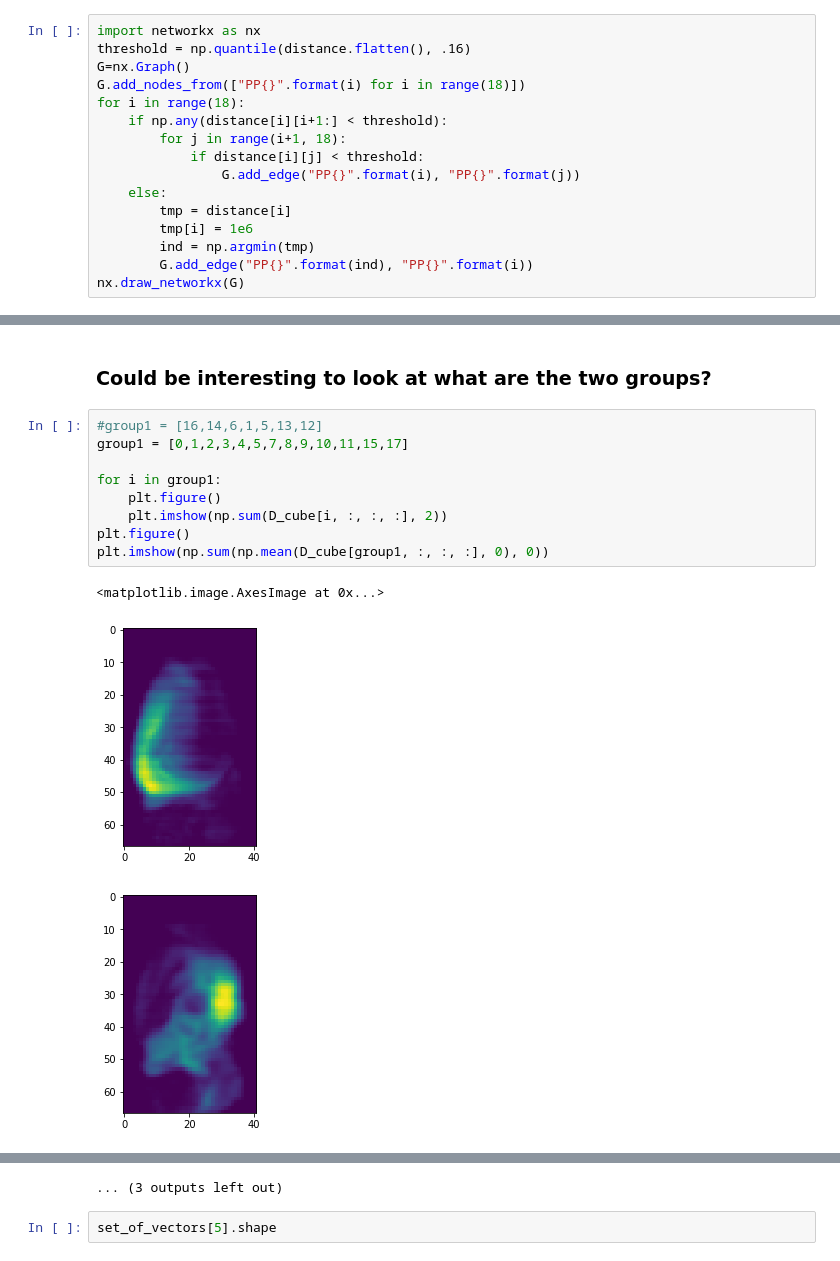
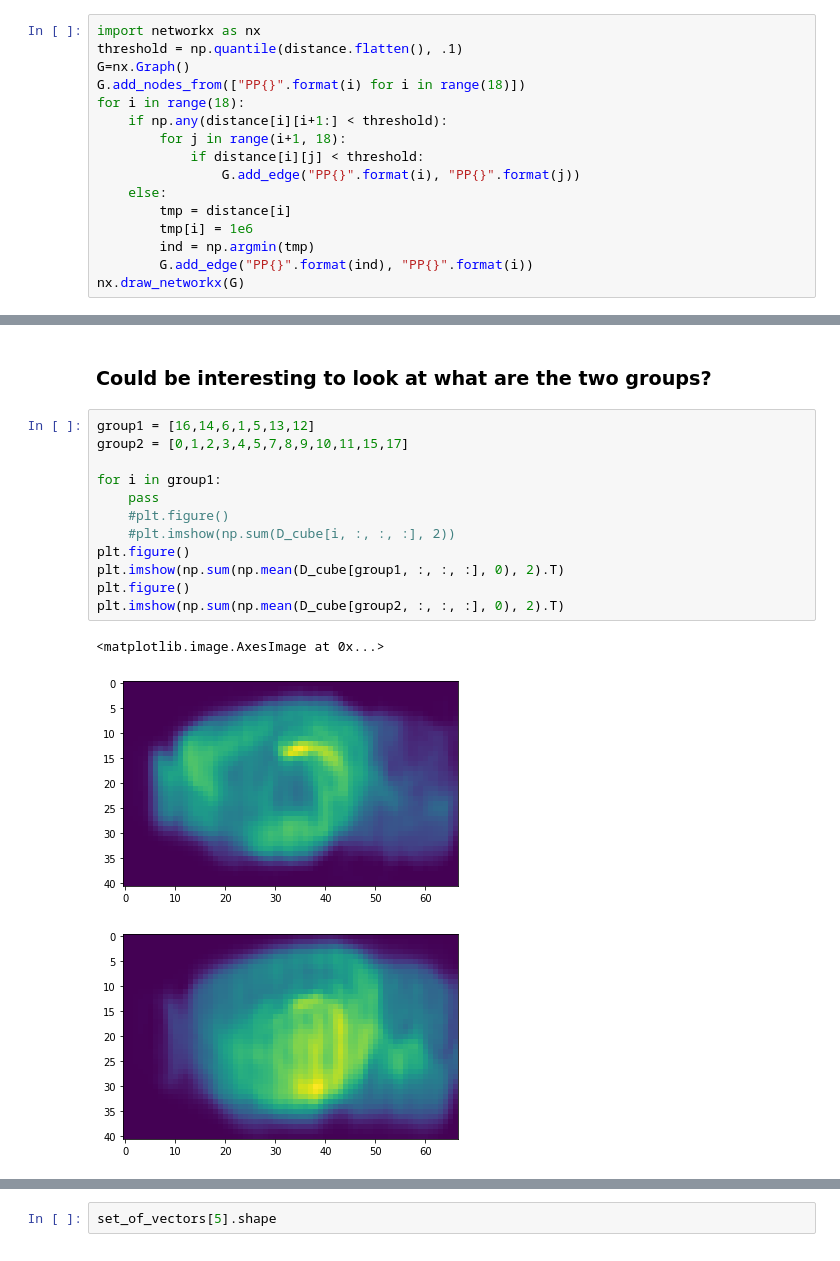
Before and after one commit to shifwang/allen_institute_collaboration, a Jupyter notebook: exploration/03_constructing_network_for_PPs.ipynb, the cells around one changed output, grey strips where cells are left out. Drawn from its saved outputs; the diff is of its cells as text.

```diff
--- a/exploration/03_constructing_network_for_PPs.ipynb
+++ b/exploration/03_constructing_network_for_PPs.ipynb
@@ -83,7 +61,7 @@ plt.imshow(distance)
 ### visualize the distance matrix
 # %%
 import networkx as nx
-threshold = np.quantile(distance.flatten(), .16)
+threshold = np.quantile(distance.flatten(), .1)
 G=nx.Graph()
 G.add_nodes_from(["PP{}".format(i) for i in range(18)])
 for i in range(18):
@@ -126,15 +108,18 @@ PP17 3
 # %% [markdown]
 ### Could be interesting to look at what are the two groups?
 # %%
-#group1 = [16,14,6,1,5,13,12]
-group1 = [0,1,2,3,4,5,7,8,9,10,11,15,17]
+group1 = [16,14,6,1,5,13,12]
+group2 = [0,1,2,3,4,5,7,8,9,10,11,15,17]
 
 for i in group1:
-    plt.figure()
-    plt.imshow(np.sum(D_cube[i, :, :, :], 2))
+    pass
+    #plt.figure()
+    #plt.imshow(np.sum(D_cube[i, :, :, :], 2))
 plt.figure()
-plt.imshow(np.sum(np.mean(D_cube[group1, :, :, :], 0), 0))
+plt.imshow(np.sum(np.mean(D_cube[group1, :, :, :], 0), 2).T)
+plt.figure()
+plt.imshow(np.sum(np.mean(D_cube[group2, :, :, :], 0), 2).T)
 # %% [output]
 <matplotlib.image.AxesImage at 0x...>
-[figure, old version]
+[figure, new version]
-[figure, old version]
+[figure, new version]
@@ -150,4 +126,3 @@ plt.imshow(np.sum(np.mean(D_cube[group1, :, :, :], 0), 0))
-... (3 outputs left out)
 # %%
 set_of_vectors[5].shape
 # %% [output]
```
Also changed, not shown: parts of 5 cells of this notebook, 1 other file.
